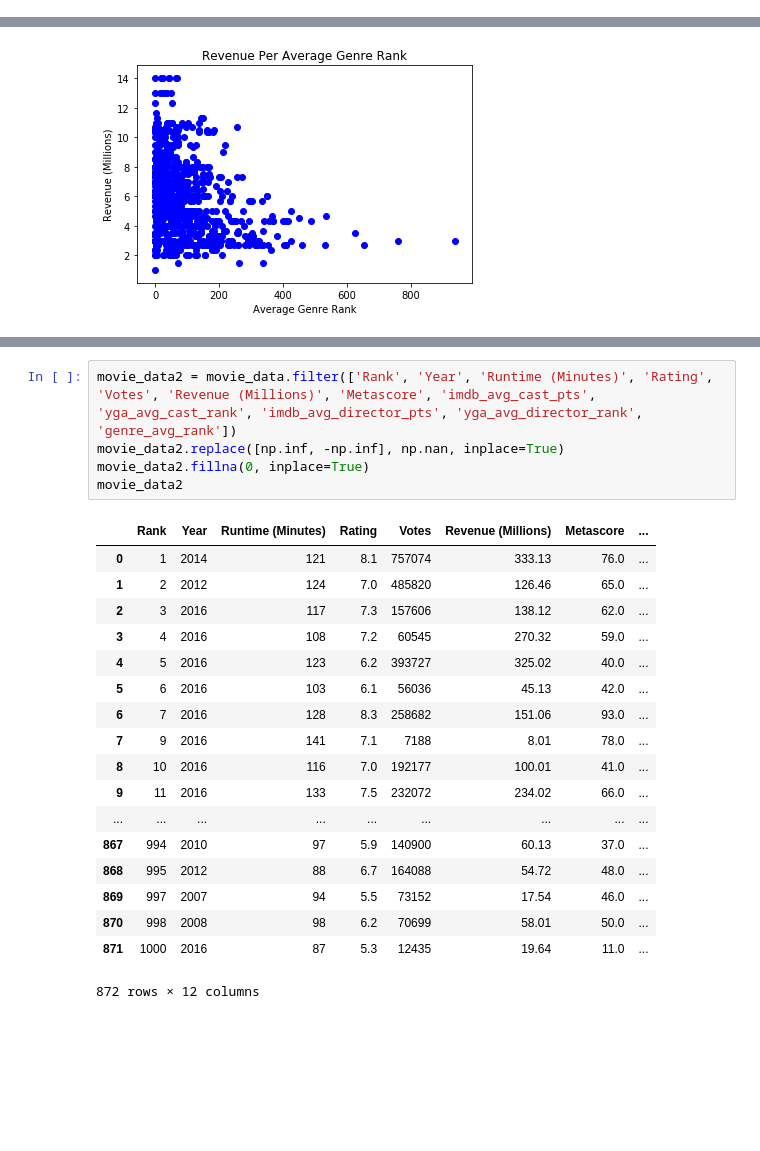
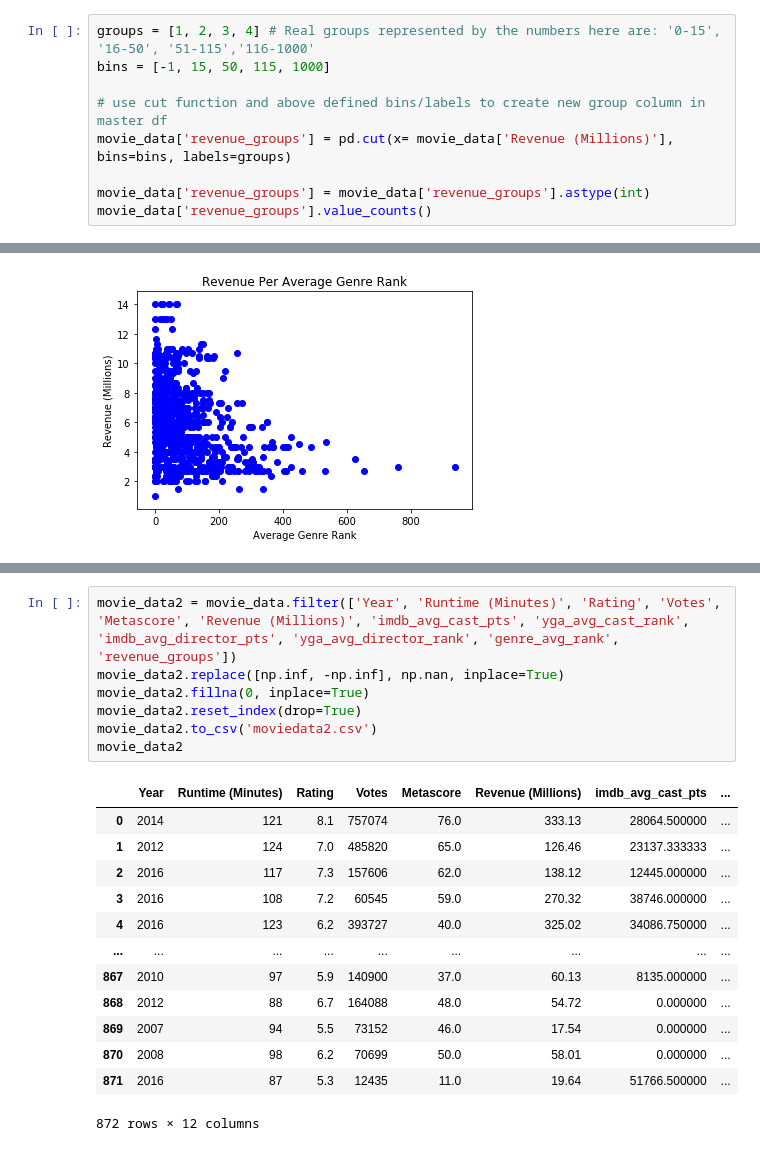
Before and after one commit to JasminePParekh/CMSC320-Final, a Jupyter notebook: 320Final.ipynb, the cells around one changed output, grey strips where cells are left out. Drawn from its saved outputs; the diff is of its cells as text; blank space fills up the shorter version.

```diff
--- a/320Final.ipynb
+++ b/320Final.ipynb
@@ -264,3 +241,12 @@ display(yga_director_key)
 | 139 | Andy Tennant | 141 | 30 | 11 |
 | 140 | David Gordon Green | 142 | 25 | 11 |
 141 rows × 4 columns
+# %%
+groups = [1, 2, 3, 4] # Real groups represented by the numbers here are: '0-15', '16-50', '51-115','116-1000'
+bins = [-1, 15, 50, 115, 1000]
+
+# use cut function and above defined bins/labels to create new group column in master df
+movie_data['revenue_groups'] = pd.cut(x= movie_data['Revenue (Millions)'], bins=bins, labels=groups)
+
+movie_data['revenue_groups'] = movie_data['revenue_groups'].astype(int)
+movie_data['revenue_groups'].value_counts()
@@ -388,26 +359,23 @@ movie_data
 # %%
-movie_data2 = movie_data.filter(['Rank', 'Year', 'Runtime (Minutes)', 'Rating', 'Votes', 'Revenue (Millions)', 'Metascore', 'imdb_avg_cast_pts', 'yga_avg_cast_rank', 'imdb_avg_director_pts', 'yga_avg_director_rank', 'genre_avg_rank'])
+movie_data2 = movie_data.filter(['Year', 'Runtime (Minutes)', 'Rating', 'Votes', 'Metascore', 'Revenue (Millions)', 'imdb_avg_cast_pts', 'yga_avg_cast_rank', 'imdb_avg_director_pts', 'yga_avg_director_rank', 'genre_avg_rank', 'revenue_groups'])
 movie_data2.replace([np.inf, -np.inf], np.nan, inplace=True)
 movie_data2.fillna(0, inplace=True)
+movie_data2.reset_index(drop=True)
+movie_data2.to_csv('moviedata2.csv')
 movie_data2
 # %% [output]
-|  | Rank | Year | Runtime (Minutes) | Rating | Votes | Revenue (Millions) | Metascore | ... |
-| 0 | 1 | 2014 | 121 | 8.1 | 757074 | 333.13 | 76.0 | ... |
-| 1 | 2 | 2012 | 124 | 7.0 | 485820 | 126.46 | 65.0 | ... |
-| 2 | 3 | 2016 | 117 | 7.3 | 157606 | 138.12 | 62.0 | ... |
-| 3 | 4 | 2016 | 108 | 7.2 | 60545 | 270.32 | 59.0 | ... |
-| 4 | 5 | 2016 | 123 | 6.2 | 393727 | 325.02 | 40.0 | ... |
-| 5 | 6 | 2016 | 103 | 6.1 | 56036 | 45.13 | 42.0 | ... |
-| 6 | 7 | 2016 | 128 | 8.3 | 258682 | 151.06 | 93.0 | ... |
-| 7 | 9 | 2016 | 141 | 7.1 | 7188 | 8.01 | 78.0 | ... |
-| 8 | 10 | 2016 | 116 | 7.0 | 192177 | 100.01 | 41.0 | ... |
-| 9 | 11 | 2016 | 133 | 7.5 | 232072 | 234.02 | 66.0 | ... |
+|  | Year | Runtime (Minutes) | Rating | Votes | Metascore | Revenue (Millions) | imdb_avg_cast_pts | ... |
+| 0 | 2014 | 121 | 8.1 | 757074 | 76.0 | 333.13 | 28064.500000 | ... |
+| 1 | 2012 | 124 | 7.0 | 485820 | 65.0 | 126.46 | 23137.333333 | ... |
+| 2 | 2016 | 117 | 7.3 | 157606 | 62.0 | 138.12 | 12445.000000 | ... |
+| 3 | 2016 | 108 | 7.2 | 60545 | 59.0 | 270.32 | 38746.000000 | ... |
+| 4 | 2016 | 123 | 6.2 | 393727 | 40.0 | 325.02 | 34086.750000 | ... |
 | ... | ... | ... | ... | ... | ... | ... | ... | ... |
-| 867 | 994 | 2010 | 97 | 5.9 | 140900 | 60.13 | 37.0 | ... |
-| 868 | 995 | 2012 | 88 | 6.7 | 164088 | 54.72 | 48.0 | ... |
-| 869 | 997 | 2007 | 94 | 5.5 | 73152 | 17.54 | 46.0 | ... |
-| 870 | 998 | 2008 | 98 | 6.2 | 70699 | 58.01 | 50.0 | ... |
-| 871 | 1000 | 2016 | 87 | 5.3 | 12435 | 19.64 | 11.0 | ... |
+| 867 | 2010 | 97 | 5.9 | 140900 | 37.0 | 60.13 | 8135.000000 | ... |
+| 868 | 2012 | 88 | 6.7 | 164088 | 48.0 | 54.72 | 0.000000 | ... |
+| 869 | 2007 | 94 | 5.5 | 73152 | 46.0 | 17.54 | 0.000000 | ... |
+| 870 | 2008 | 98 | 6.2 | 70699 | 50.0 | 58.01 | 0.000000 | ... |
+| 871 | 2016 | 87 | 5.3 | 12435 | 11.0 | 19.64 | 51766.500000 | ... |
 872 rows × 12 columns
 # %%
 from sklearn.model_selection import train_test_split
```
Also changed, not shown: parts of 12 cells of this notebook.
